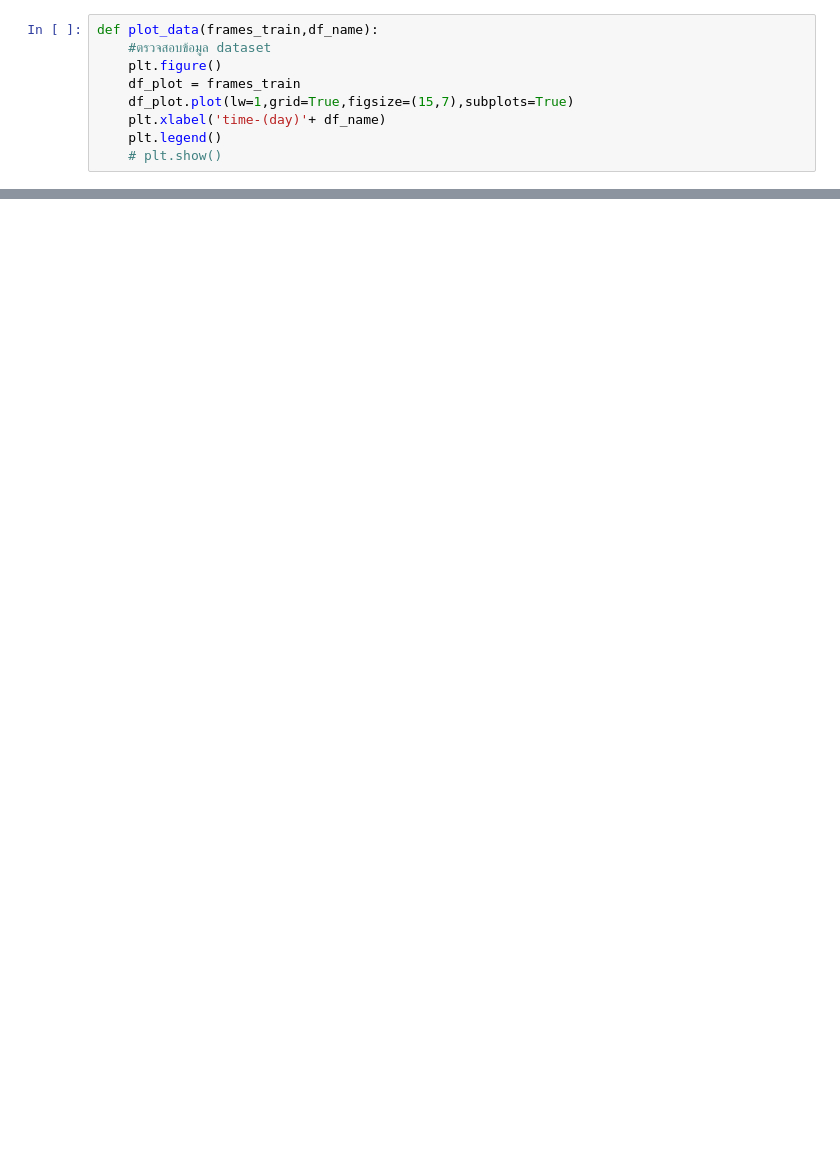
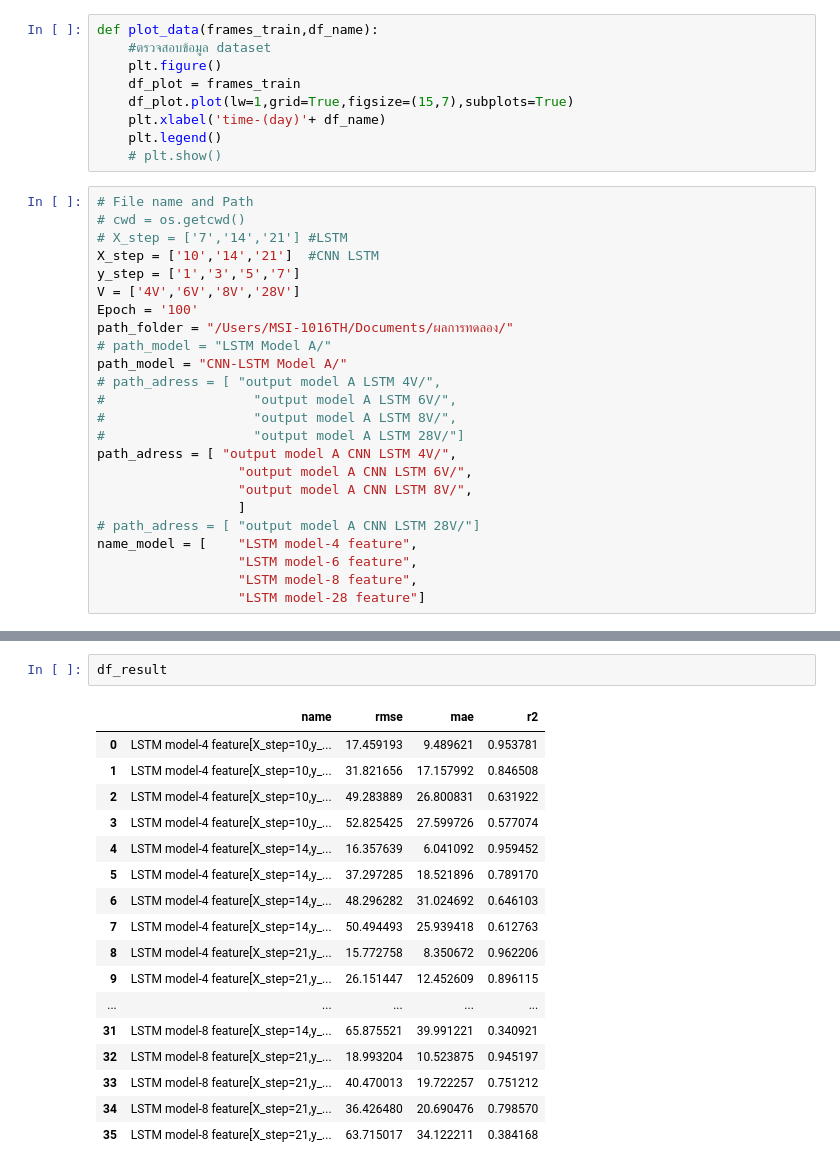
Before and after one commit to D6200763-SUT/SUT_Rice_Project_2021, a Jupyter notebook: read_data_error.ipynb, the cells around one changed output, grey strips where cells are left out. Saved outputs shown, nothing was run; the diff lists cells and outputs as text; blank space fills up the shorter version.

```diff
--- a/read_data_error.ipynb
+++ b/read_data_error.ipynb
@@ -18,3 +18,27 @@ def plot_data(frames_train,df_name):
     plt.xlabel('time-(day)'+ df_name)
     plt.legend()
     # plt.show()
+# %%
+# File name and Path
+# cwd = os.getcwd()
+# X_step = ['7','14','21'] #LSTM
+X_step = ['10','14','21']  #CNN LSTM
+y_step = ['1','3','5','7']
+V = ['4V','6V','8V','28V']
+Epoch = '100'
+path_folder = "/Users/MSI-1016TH/Documents/ผลการทดลอง/"
+# path_model = "LSTM Model A/"
+path_model = "CNN-LSTM Model A/"
+# path_adress = [ "output model A LSTM 4V/",
+#                   "output model A LSTM 6V/",
+#                   "output model A LSTM 8V/",
+#                   "output model A LSTM 28V/"]
+path_adress = [ "output model A CNN LSTM 4V/",
+                  "output model A CNN LSTM 6V/",
+                  "output model A CNN LSTM 8V/",
+                  ]
+# path_adress = [ "output model A CNN LSTM 28V/"]
+name_model = [    "LSTM model-4 feature",
+                  "LSTM model-6 feature",
+                  "LSTM model-8 feature",
+                  "LSTM model-28 feature"]
@@ -21 +120,21 @@ def plot_data(frames_train,df_name):
+# %%
+df_result
+# %% [output]
+|  | name | rmse | mae | r2 |
+| 0 | LSTM model-4 feature[X_step=10,y_... | 17.459193 | 9.489621 | 0.953781 |
+| 1 | LSTM model-4 feature[X_step=10,y_... | 31.821656 | 17.157992 | 0.846508 |
+| 2 | LSTM model-4 feature[X_step=10,y_... | 49.283889 | 26.800831 | 0.631922 |
+| 3 | LSTM model-4 feature[X_step=10,y_... | 52.825425 | 27.599726 | 0.577074 |
+| 4 | LSTM model-4 feature[X_step=14,y_... | 16.357639 | 6.041092 | 0.959452 |
+| 5 | LSTM model-4 feature[X_step=14,y_... | 37.297285 | 18.521896 | 0.789170 |
+| 6 | LSTM model-4 feature[X_step=14,y_... | 48.296282 | 31.024692 | 0.646103 |
+| 7 | LSTM model-4 feature[X_step=14,y_... | 50.494493 | 25.939418 | 0.612763 |
+| 8 | LSTM model-4 feature[X_step=21,y_... | 15.772758 | 8.350672 | 0.962206 |
+| 9 | LSTM model-4 feature[X_step=21,y_... | 26.151447 | 12.452609 | 0.896115 |
+| ... | ... | ... | ... | ... |
+| 31 | LSTM model-8 feature[X_step=14,y_... | 65.875521 | 39.991221 | 0.340921 |
+| 32 | LSTM model-8 feature[X_step=21,y_... | 18.993204 | 10.523875 | 0.945197 |
+| 33 | LSTM model-8 feature[X_step=21,y_... | 40.470013 | 19.722257 | 0.751212 |
+| 34 | LSTM model-8 feature[X_step=21,y_... | 36.426480 | 20.690476 | 0.798570 |
+| 35 | LSTM model-8 feature[X_step=21,y_... | 63.715017 | 34.122211 | 0.384168 |
 # %%
```
Also changed, not shown: parts of 4 cells of this notebook, 2 other files.
